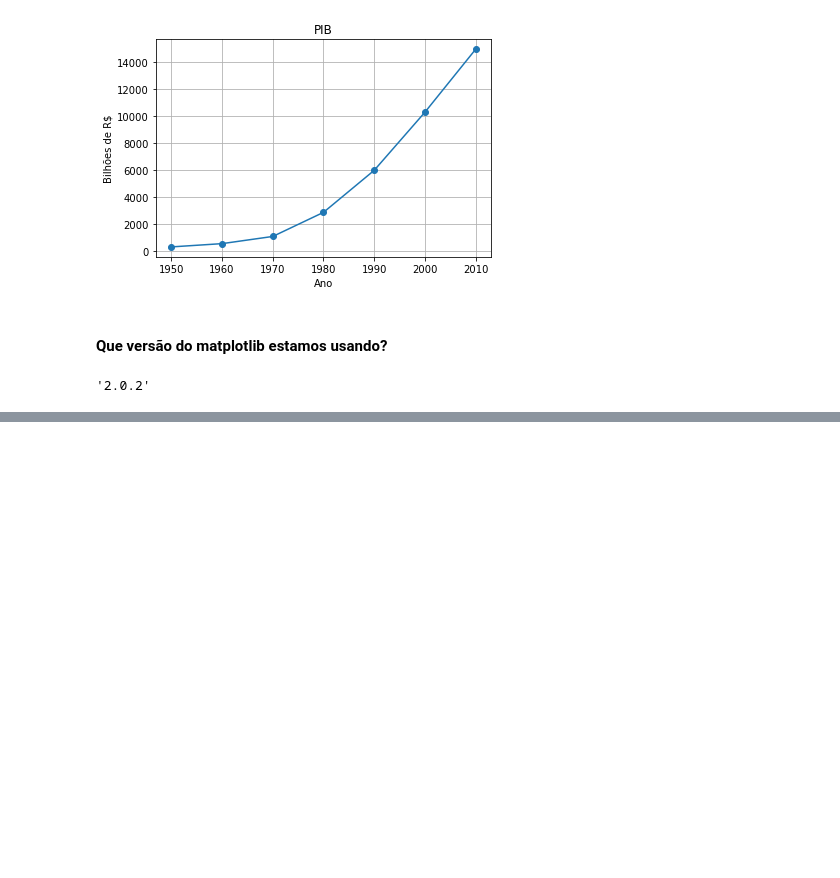
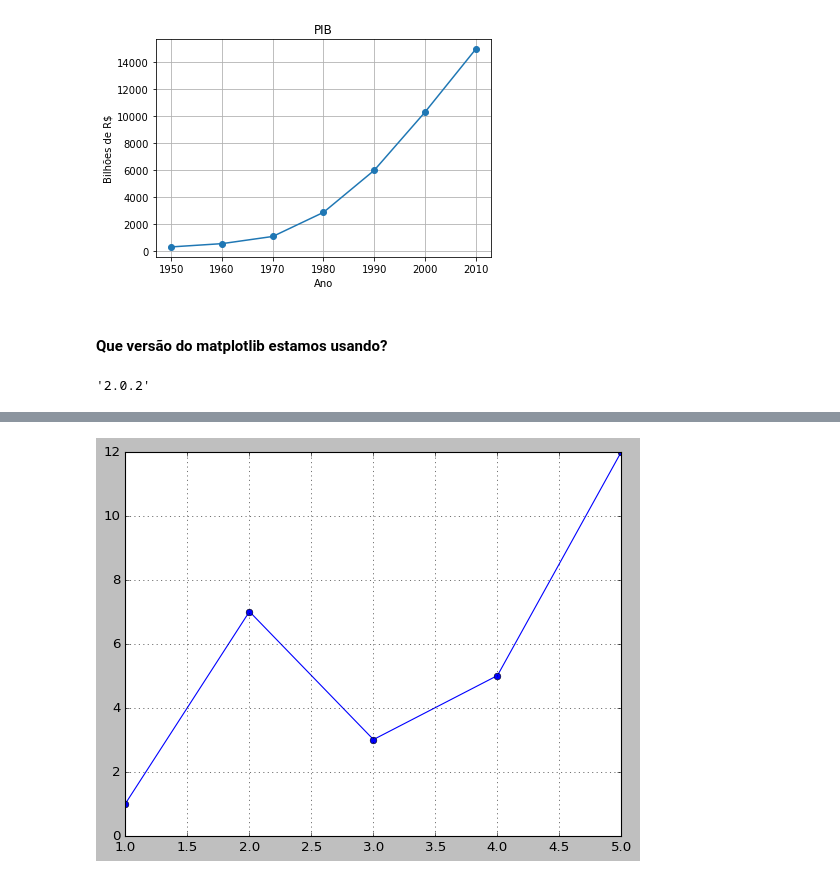
Before and after one commit to regispires/jupyter-notebooks, a Jupyter notebook: minicurso-analise_de_dados-03.2-bibliotecas-manipulacao_de_dados-matplotlib.ipynb, the cells around one changed output, grey strips where cells are left out. Drawn from its saved outputs; the diff is of its cells as text; code cells hidden in the pictures; blank space fills up the shorter version.

```diff
--- a/minicurso-analise_de_dados-03.2-bibliotecas-manipulacao_de_dados-matplotlib.ipynb
+++ b/minicurso-analise_de_dados-03.2-bibliotecas-manipulacao_de_dados-matplotlib.ipynb
@@ -56,0 +78,5 @@ matplotlib.__version__
+# %%
+plt.plot(x, y, marker='o')
+plt.grid()
+# %% [output]
+[figure, added]
```
Also changed, not shown: parts of 10 cells of this notebook.
